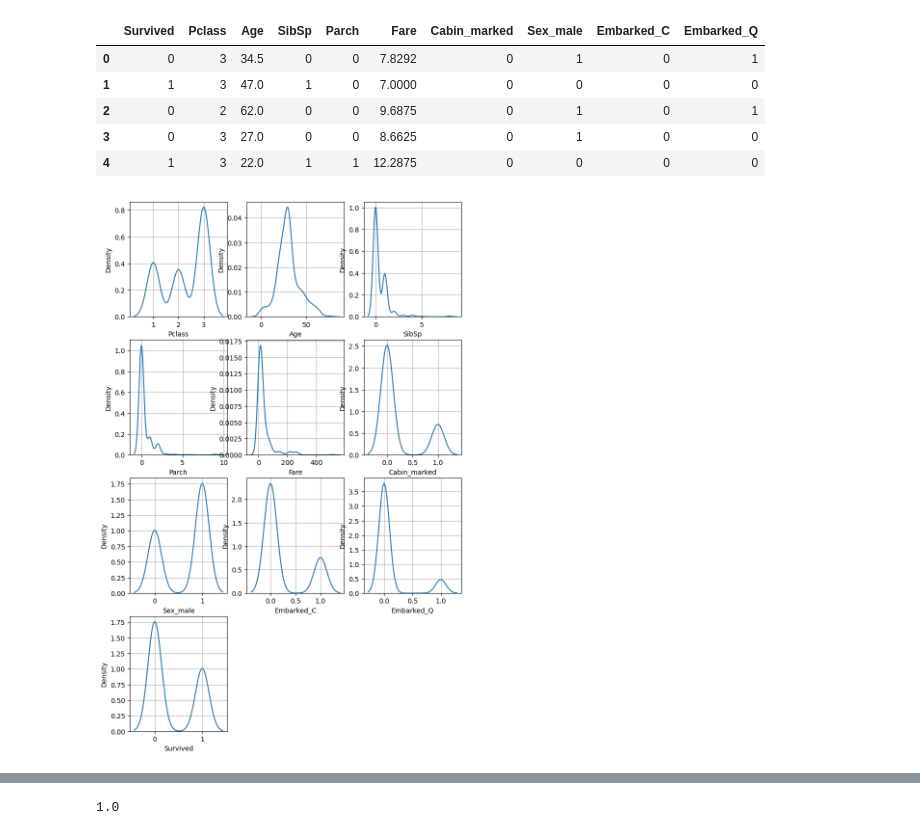
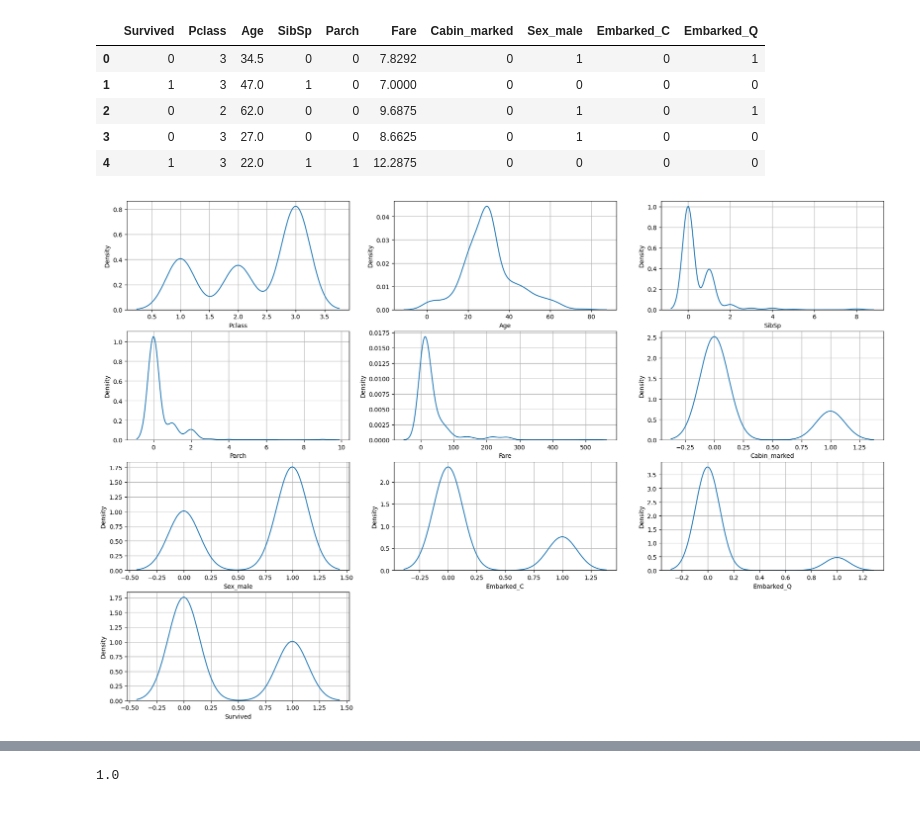
Before and after one commit to MOONCHILD2403/codsoft, a Jupyter notebook: titanic.ipynb, the cells around one changed output, grey strips where cells are left out. Saved outputs shown, nothing was run; the diff lists cells and outputs as text; code cells hidden in the pictures.

```diff
--- a/titanic.ipynb
+++ b/titanic.ipynb
@@ -153,18 +153,19 @@ data.head()
 | 4 | 1 | 3 | 22.0 | 1 | 1 | 12.2875 | 0 | 0 | 0 | 0 |
 # %%
 it = 1
+plt.figure(figsize=(6,6))
 
 for i in features+output:
-    plt.subplot(4,3,it)
+    plt.subplot(6,3,it)
     plt.xlabel(i)
-    plt.subplots_adjust(right=1.2,top=2.4)
+    plt.subplots_adjust(right=3,top=3)
     sns.kdeplot(data[i])
     plt.grid()
     it+=1
 
 plt.show()
 # %% [output]
-[figure, old version]
+[figure, new version]
 # %%
 plt.figure(figsize=(6,3))
 sns.heatmap(data.corr())
```
Also changed, not shown: parts of 1 cell of this notebook, 3 other files.
